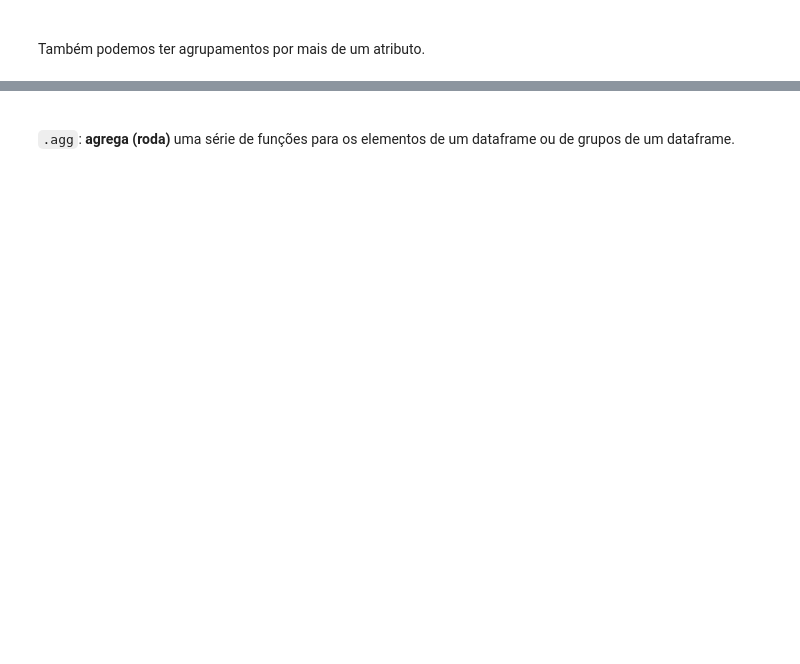
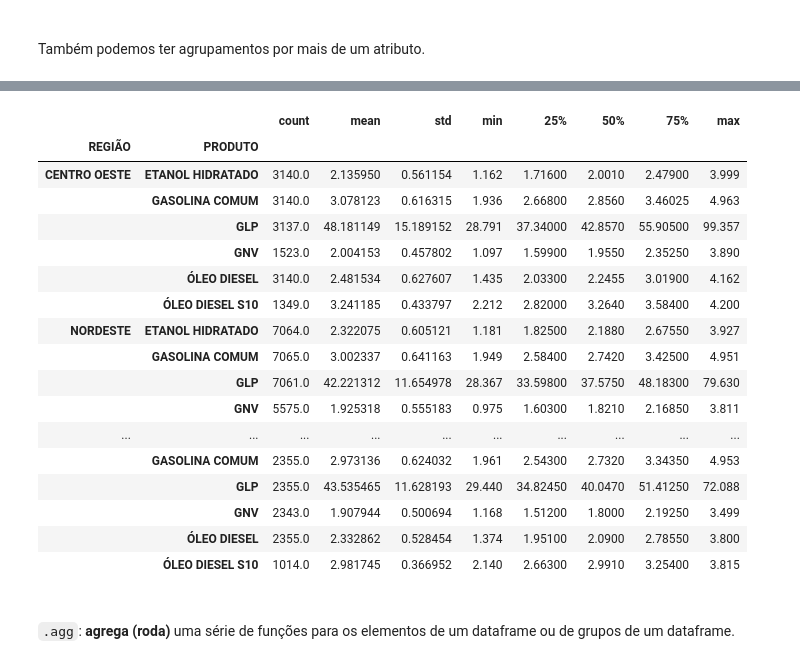
Before and after one commit to alvarofonteles/pandas_samuka, a Jupyter notebook: manipulacao_de_dados_codigo_base.ipynb, the cells around one changed output, grey strips where cells are left out. Cells and saved outputs as stored; diff of their text form; code cells hidden in the pictures; blank space fills up the shorter version.

```diff
--- a/manipulacao_de_dados_codigo_base.ipynb
+++ b/manipulacao_de_dados_codigo_base.ipynb
@@ -2645,0 +2760,3 @@ Também podemos ter agrupamentos por mais de um atributo.
+# %%
+grupos = data_final.groupby(['REGIÃO', 'PRODUTO'])
+grupos
@@ -2646,3 +2810,24 @@ Também podemos ter agrupamentos por mais de um atributo.
+# %%
+grupos['PREÇO MÉDIO REVENDA'].describe()
+# %% [output]
+|  |  | count | mean | std | min | 25% | 50% | 75% | max |
+| REGIÃO | PRODUTO |  |  |  |  |  |  |  |  |
+| CENTRO OESTE | ETANOL HIDRATADO | 3140.0 | 2.135950 | 0.561154 | 1.162 | 1.71600 | 2.0010 | 2.47900 | 3.999 |
+|  | GASOLINA COMUM | 3140.0 | 3.078123 | 0.616315 | 1.936 | 2.66800 | 2.8560 | 3.46025 | 4.963 |
+|  | GLP | 3137.0 | 48.181149 | 15.189152 | 28.791 | 37.34000 | 42.8570 | 55.90500 | 99.357 |
+|  | GNV | 1523.0 | 2.004153 | 0.457802 | 1.097 | 1.59900 | 1.9550 | 2.35250 | 3.890 |
+|  | ÓLEO DIESEL | 3140.0 | 2.481534 | 0.627607 | 1.435 | 2.03300 | 2.2455 | 3.01900 | 4.162 |
+|  | ÓLEO DIESEL S10 | 1349.0 | 3.241185 | 0.433797 | 2.212 | 2.82000 | 3.2640 | 3.58400 | 4.200 |
+| NORDESTE | ETANOL HIDRATADO | 7064.0 | 2.322075 | 0.605121 | 1.181 | 1.82500 | 2.1880 | 2.67550 | 3.927 |
+|  | GASOLINA COMUM | 7065.0 | 3.002337 | 0.641163 | 1.949 | 2.58400 | 2.7420 | 3.42500 | 4.951 |
+|  | GLP | 7061.0 | 42.221312 | 11.654978 | 28.367 | 33.59800 | 37.5750 | 48.18300 | 79.630 |
+|  | GNV | 5575.0 | 1.925318 | 0.555183 | 0.975 | 1.60300 | 1.8210 | 2.16850 | 3.811 |
+| ... | ... | ... | ... | ... | ... | ... | ... | ... | ... |
+|  | GASOLINA COMUM | 2355.0 | 2.973136 | 0.624032 | 1.961 | 2.54300 | 2.7320 | 3.34350 | 4.953 |
+|  | GLP | 2355.0 | 43.535465 | 11.628193 | 29.440 | 34.82450 | 40.0470 | 51.41250 | 72.088 |
+|  | GNV | 2343.0 | 1.907944 | 0.500694 | 1.168 | 1.51200 | 1.8000 | 2.19250 | 3.499 |
+|  | ÓLEO DIESEL | 2355.0 | 2.332862 | 0.528454 | 1.374 | 1.95100 | 2.0900 | 2.78550 | 3.800 |
+|  | ÓLEO DIESEL S10 | 1014.0 | 2.981745 | 0.366952 | 2.140 | 2.66300 | 2.9910 | 3.25400 | 3.815 |
 # %% [markdown]
 <br/>
 
```
Also changed, not shown: parts of 43 cells of this notebook.
